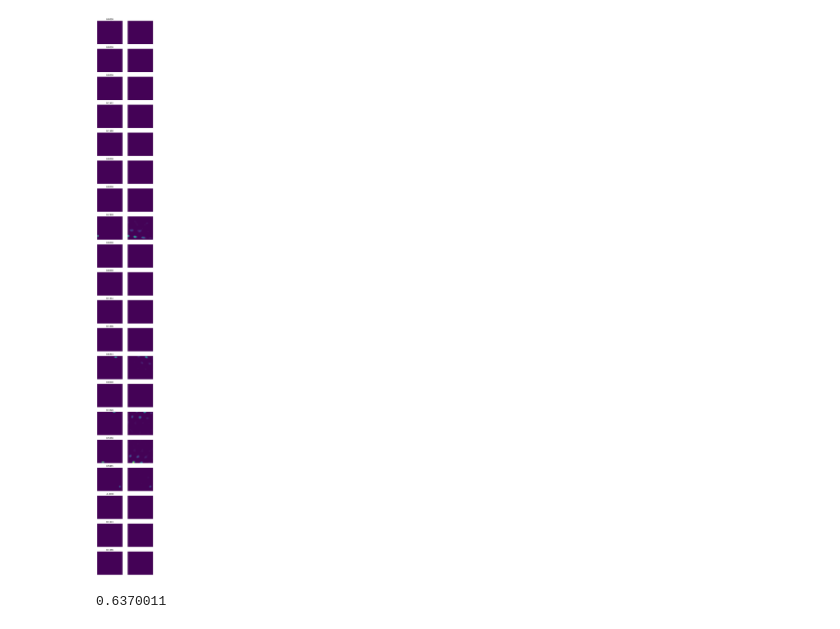
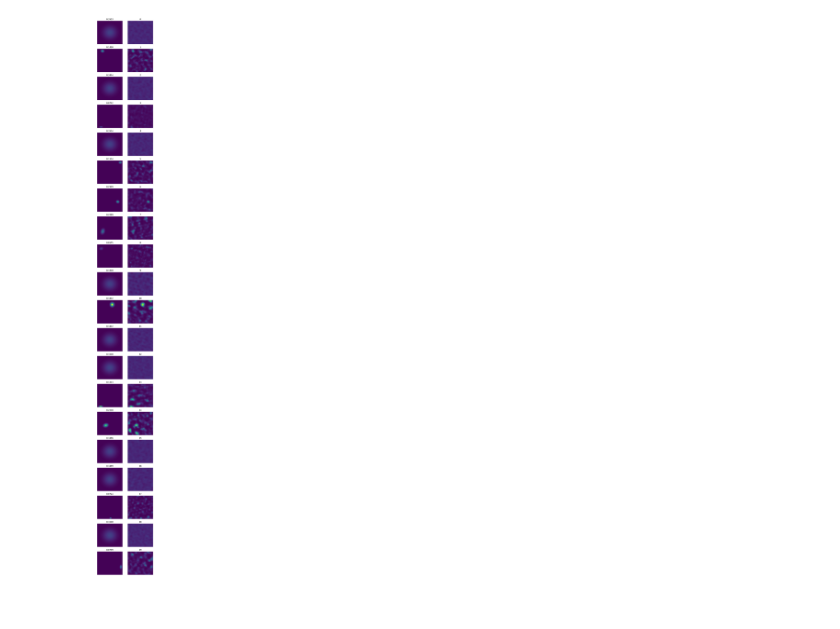
Before and after one commit to ChackMociute/Master-Thesis, a Jupyter notebook: supervised.ipynb, the cells around one changed output. Cells and saved outputs as stored; diff of their text form; code cells hidden in the pictures.

```diff
--- a/supervised.ipynb
+++ b/supervised.ipynb
@@ -87,7 +86,0 @@ plt.show()
-# %%
-_, (ax1, ax2) = plt.subplots(1, 2, figsize=(12, 6))
-ax1.axis('off')
-ax2.axis('off')
-ax1.contourf(net.lin2(net.lin1(exp.grid_cells))[:,:,2].detach().cpu(), levels=100)
-ax2.contourf(net.lin2(net.lin1(exp.grid_cells))[:,:,3].detach().cpu(), levels=100)
-plt.show()
@@ -153,18 +134,19 @@ torch.pow(pfs.targets, 2).sum((1, 2))[used[:N]]# / torch.pow(pfs.predict() - pfs
-# %%
-preds = pfs.predict().cpu().detach().numpy()
-preds[:,0,0] = hidden.max()
-hidden[:,0,0] = hidden.max()
-explained = 1 - torch.pow(pfs.predict() - pfs.targets, 2).sum((1, 2)) / torch.pow(pfs.targets, 2).sum((1, 2))
-
-for (ax1, ax2), pred, real, expl in zip(plt.subplots(N, 2, figsize=(6, 3*N))[1],
-                                  preds, hidden[:N], explained.cpu().detach()):
-    ax1.contourf(pred, levels=100)
-    ax1.axis('off')
-    ax1.set_title(f"{expl.item():.04f}")
-    ax2.contourf(real, levels=100)
-    ax2.axis('off')
-plt.show()
-# %% [output]
-[figure, removed]
+# %%
+preds = exp.pfs.predict().cpu().detach().numpy()
+preds[:,0,0] = hidden.max()
+hidden[:,0,0] = hidden.max()
+explained = 1 - torch.pow(exp.pfs.predict() - exp.pfs.targets, 2).sum((1, 2)) / torch.pow(exp.pfs.targets, 2).sum((1, 2))
+
+for i, ((ax1, ax2), pred, real, expl) in enumerate(zip(plt.subplots(N, 2, figsize=(6, 3*N))[1],
+                                                       preds, hidden[:N], explained.cpu().detach())):
+    ax1.contourf(pred, levels=100)
+    ax1.axis('off')
+    ax1.set_title(f"{expl.item():.04f}")
+    ax2.contourf(real, levels=100)
+    ax2.axis('off')
+    ax2.set_title(i)
+plt.show()
+# %% [output]
+[figure, added]
 # %%
 exp.save()
@@ -175,4 +152,0 @@ t.compile_grid_cells(1)
-# %%
-eval_position(t.agent, t.coords, t.grid_cells)
-# %% [output]
-0.6370011
```
Also changed, not shown: parts of 20 cells of this notebook, 4 other files.
